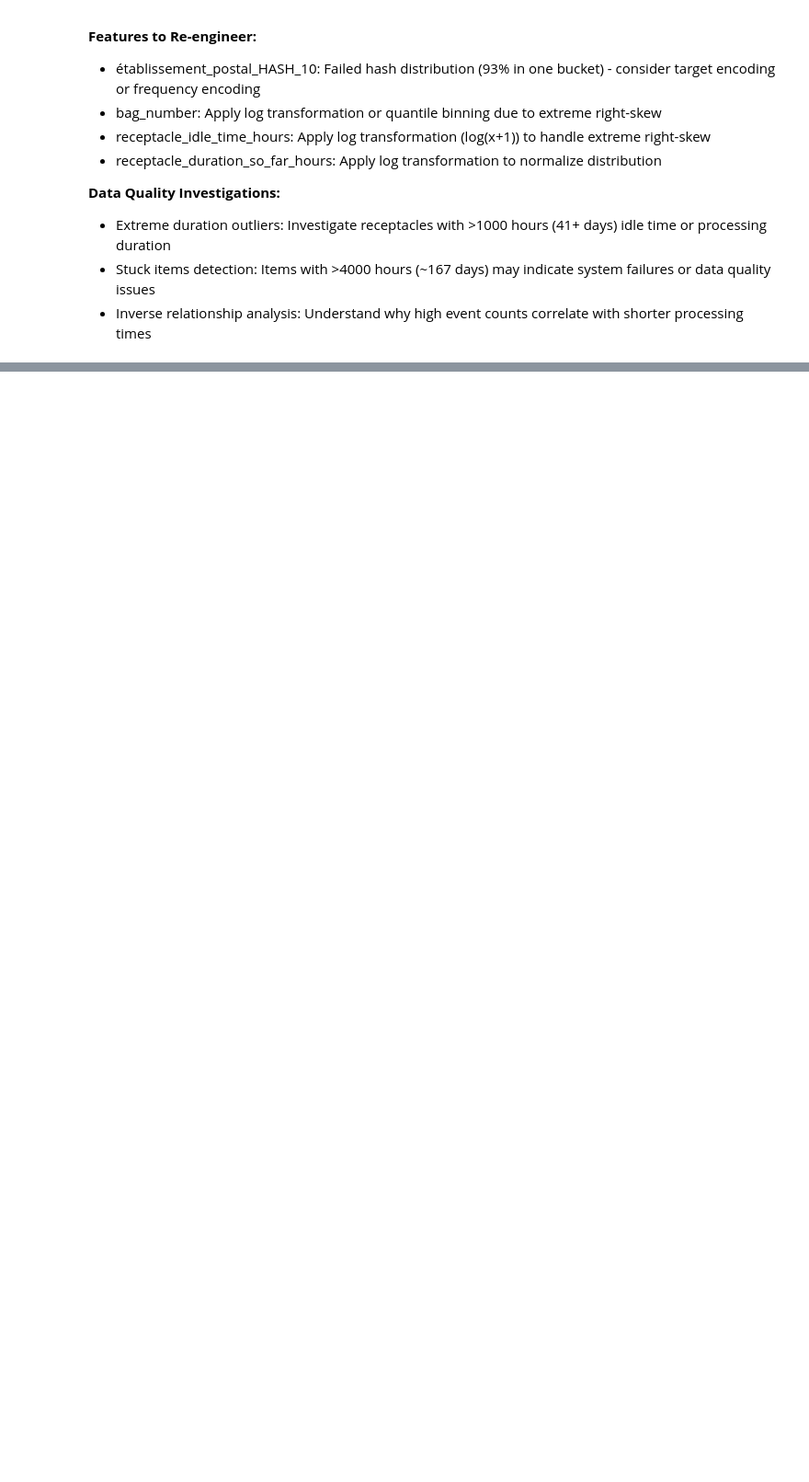
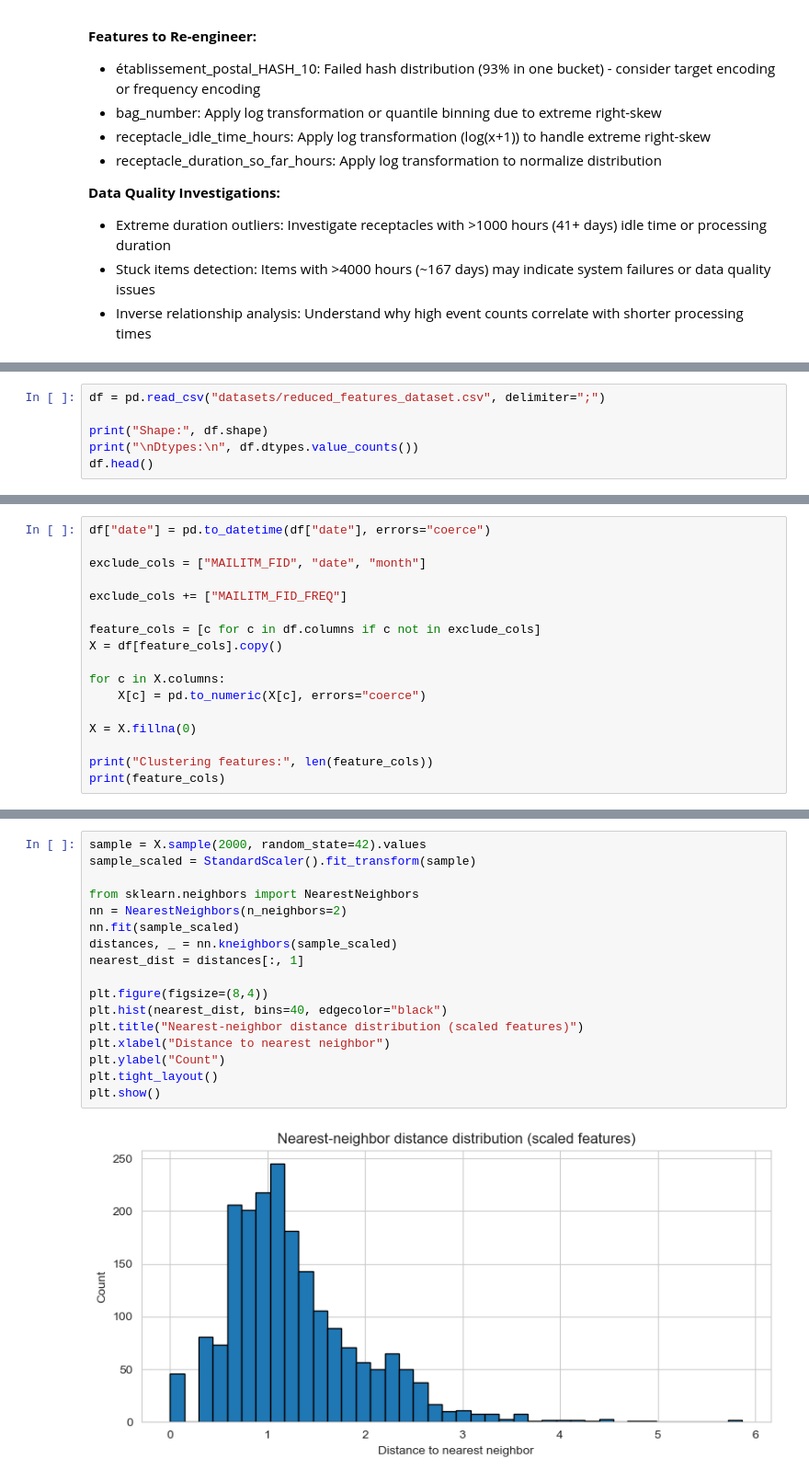
Before and after one commit to Ahmed-bjr/DataMiningProject, a Jupyter notebook: data_pre-processing.ipynb, the cells around one changed output, grey strips where cells are left out. Shown at 92% size. Saved outputs shown, nothing was run; the diff lists cells and outputs as text; blank space fills up the shorter version.

Commit message:
update: add the clustering model of the final pre-processed dataset

```diff
--- a/data_pre-processing.ipynb
+++ b/data_pre-processing.ipynb
@@ -1638,0 +1680,6 @@ plt.show()
+# %%
+df = pd.read_csv("datasets/reduced_features_dataset.csv", delimiter=";")
+
+print("Shape:", df.shape)
+print("\nDtypes:\n", df.dtypes.value_counts())
+df.head()
@@ -1638,0 +1707,17 @@ plt.show()
+# %%
+df["date"] = pd.to_datetime(df["date"], errors="coerce")
+
+exclude_cols = ["MAILITM_FID", "date", "month"]
+
+exclude_cols += ["MAILITM_FID_FREQ"]
+
+feature_cols = [c for c in df.columns if c not in exclude_cols]
+X = df[feature_cols].copy()
+
+for c in X.columns:
+    X[c] = pd.to_numeric(X[c], errors="coerce")
+
+X = X.fillna(0)
+
+print("Clustering features:", len(feature_cols))
+print(feature_cols)
@@ -1638,0 +1797,19 @@ plt.show()
+# %%
+sample = X.sample(2000, random_state=42).values
+sample_scaled = StandardScaler().fit_transform(sample)
+
+from sklearn.neighbors import NearestNeighbors
+nn = NearestNeighbors(n_neighbors=2)
+nn.fit(sample_scaled)
+distances, _ = nn.kneighbors(sample_scaled)
+nearest_dist = distances[:, 1]
+
+plt.figure(figsize=(8,4))
+plt.hist(nearest_dist, bins=40, edgecolor="black")
+plt.title("Nearest-neighbor distance distribution (scaled features)")
+plt.xlabel("Distance to nearest neighbor")
+plt.ylabel("Count")
+plt.tight_layout()
+plt.show()
+# %% [output]
+[figure, added]
```
Also changed, not shown: parts of 68 cells of this notebook.
